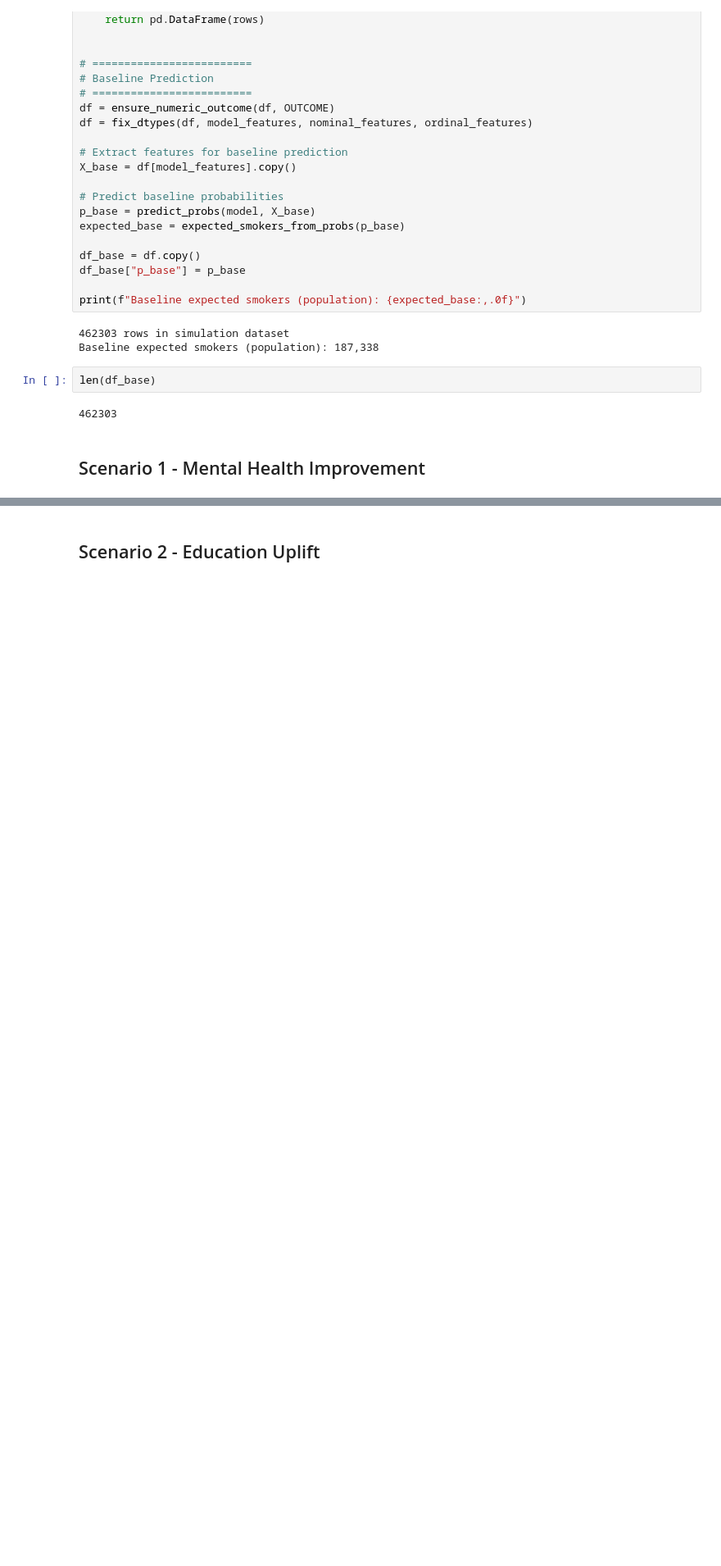
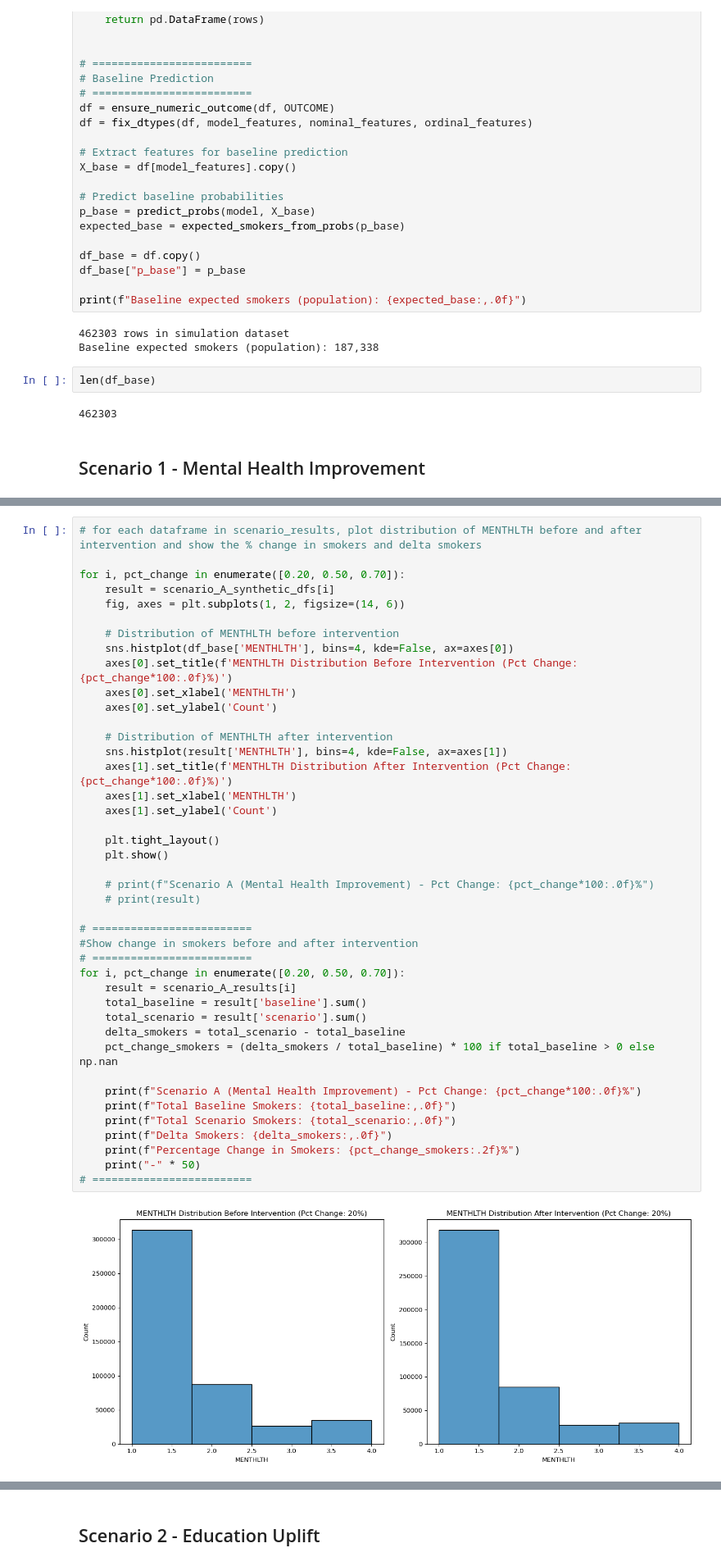
Before and after one commit to rinkylia2997/HealthRecommendationsUsingBehaviouralRiskFactorSurveillanceSystem, a Jupyter notebook: notebooks/103-modeling-MPOWER.ipynb, the cells around one changed output, grey strips where cells are left out. Shown at 82% size. Cells and saved outputs as stored; diff of their text form; blank space fills up the shorter version.

```diff
--- a/notebooks/103-modeling-MPOWER.ipynb
+++ b/notebooks/103-modeling-MPOWER.ipynb
@@ -456,0 +466,44 @@ CatBoostError: features data: pandas.DataFrame column 'GENHLTH' has dtype 'categ
+# %%
+# for each dataframe in scenario_results, plot distribution of MENTHLTH before and after intervention and show the % change in smokers and delta smokers
+
+for i, pct_change in enumerate([0.20, 0.50, 0.70]):
+    result = scenario_A_synthetic_dfs[i]
+    fig, axes = plt.subplots(1, 2, figsize=(14, 6))
+
+    # Distribution of MENTHLTH before intervention
+    sns.histplot(df_base['MENTHLTH'], bins=4, kde=False, ax=axes[0])
+    axes[0].set_title(f'MENTHLTH Distribution Before Intervention (Pct Change: {pct_change*100:.0f}%)')
+    axes[0].set_xlabel('MENTHLTH')
+    axes[0].set_ylabel('Count')
+
+    # Distribution of MENTHLTH after intervention
+    sns.histplot(result['MENTHLTH'], bins=4, kde=False, ax=axes[1])
+    axes[1].set_title(f'MENTHLTH Distribution After Intervention (Pct Change: {pct_change*100:.0f}%)')
+    axes[1].set_xlabel('MENTHLTH')
+    axes[1].set_ylabel('Count')
+
+    plt.tight_layout()
+    plt.show()
+
+    # print(f"Scenario A (Mental Health Improvement) - Pct Change: {pct_change*100:.0f}%")
+    # print(result)
+
+# =========================
+#Show change in smokers before and after intervention
+# =========================
+for i, pct_change in enumerate([0.20, 0.50, 0.70]):
+    result = scenario_A_results[i]
+    total_baseline = result['baseline'].sum()
+    total_scenario = result['scenario'].sum()
+    delta_smokers = total_scenario - total_baseline
+    pct_change_smokers = (delta_smokers / total_baseline) * 100 if total_baseline > 0 else np.nan
+
+    print(f"Scenario A (Mental Health Improvement) - Pct Change: {pct_change*100:.0f}%")
+    print(f"Total Baseline Smokers: {total_baseline:,.0f}")
+    print(f"Total Scenario Smokers: {total_scenario:,.0f}")
+    print(f"Delta Smokers: {delta_smokers:,.0f}")
+    print(f"Percentage Change in Smokers: {pct_change_smokers:.2f}%")
+    print("-" * 50)
+# =========================
+# %% [output]
+[figure, added]
```
Also changed, not shown: parts of 19 cells of this notebook, 12 other files.
